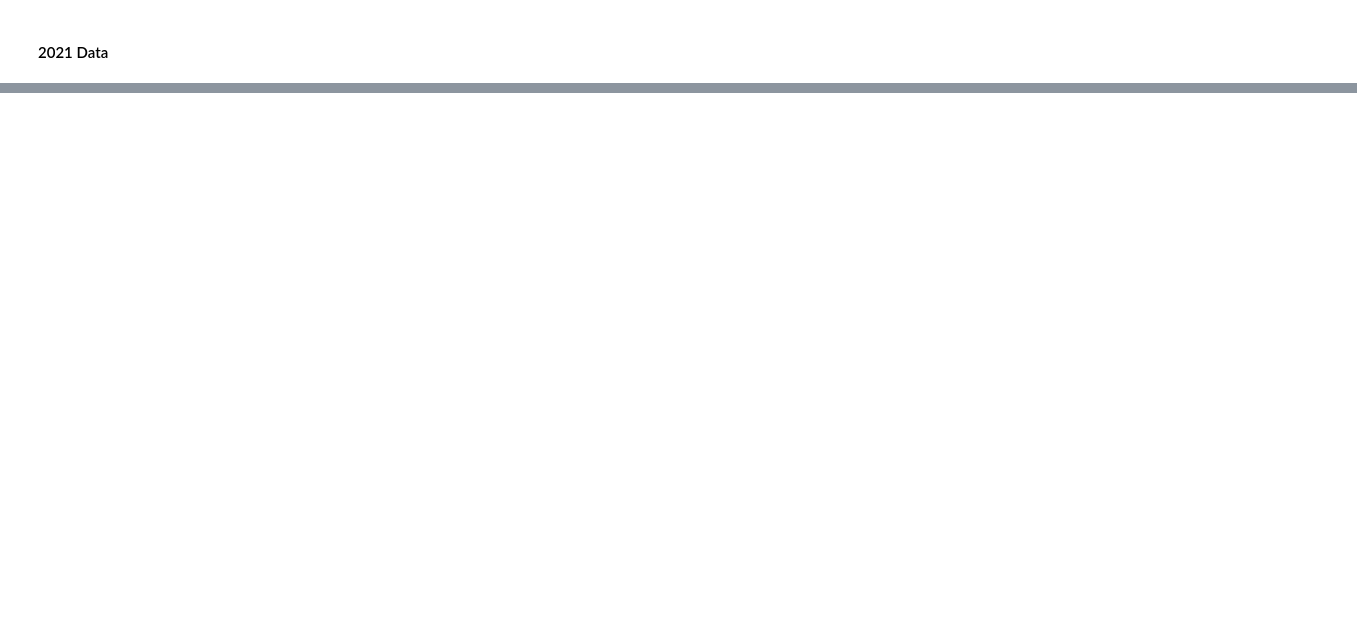
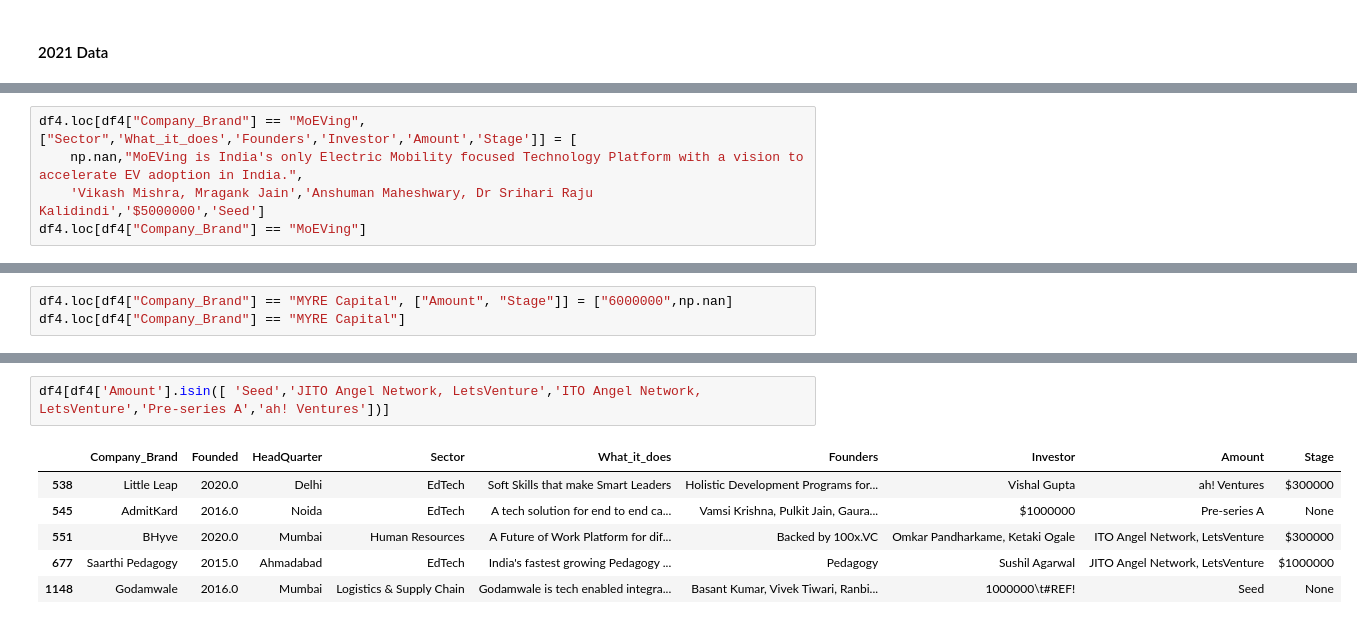
Before and after one commit to DzeBakuEso/stockholm_lp1_colla_project_sprint_1, a Jupyter notebook: Indian _Ecosystem_Analysis.ipynb, the cells around one changed output, grey strips where cells are left out. Drawn from its saved outputs; the diff is of its cells as text; blank space fills up the shorter version.

```diff
--- a/Indian _Ecosystem_Analysis.ipynb
+++ b/Indian _Ecosystem_Analysis.ipynb
@@ -511,0 +964,5 @@ df4.head()
+# %%
+df4.loc[df4["Company_Brand"] == "MoEVing", ["Sector",'What_it_does','Founders','Investor','Amount','Stage']] = [
+    np.nan,"MoEVing is India's only Electric Mobility focused Technology Platform with a vision to accelerate EV adoption in India.",
+    'Vikash Mishra, Mragank Jain','Anshuman Maheshwary, Dr Srihari Raju Kalidindi','$5000000','Seed']
+df4.loc[df4["Company_Brand"] == "MoEVing"]
@@ -511,0 +987,3 @@ df4.head()
+# %%
+df4.loc[df4["Company_Brand"] == "MYRE Capital", ["Amount", "Stage"]] = ["6000000",np.nan]
+df4.loc[df4["Company_Brand"] == "MYRE Capital"]
@@ -511,0 +1013,9 @@ df4.head()
+# %%
+df4[df4['Amount'].isin([ 'Seed','JITO Angel Network, LetsVenture','ITO Angel Network, LetsVenture','Pre-series A','ah! Ventures'])]
+# %% [output]
+|  | Company_Brand | Founded | HeadQuarter | Sector | What_it_does | Founders | Investor | Amount | Stage |
+| 538 | Little Leap | 2020.0 | Delhi | EdTech | Soft Skills that make Smart Leaders | Holistic Development Programs for... | Vishal Gupta | ah! Ventures | $300000 |
+| 545 | AdmitKard | 2016.0 | Noida | EdTech | A tech solution for end to end ca... | Vamsi Krishna, Pulkit Jain, Gaura... | $1000000 | Pre-series A | None |
+| 551 | BHyve | 2020.0 | Mumbai | Human Resources | A Future of Work Platform for dif... | Backed by 100x.VC | Omkar Pandharkame, Ketaki Ogale | ITO Angel Network, LetsVenture | $300000 |
+| 677 | Saarthi Pedagogy | 2015.0 | Ahmadabad | EdTech | India's fastest growing Pedagogy ... | Pedagogy | Sushil Agarwal | JITO Angel Network, LetsVenture | $1000000 |
+| 1148 | Godamwale | 2016.0 | Mumbai | Logistics & Supply Chain | Godamwale is tech enabled integra... | Basant Kumar, Vivek Tiwari, Ranbi... | 1000000\t#REF! | Seed | None |
```
Also changed, not shown: parts of 88 cells of this notebook, 1 other file.
